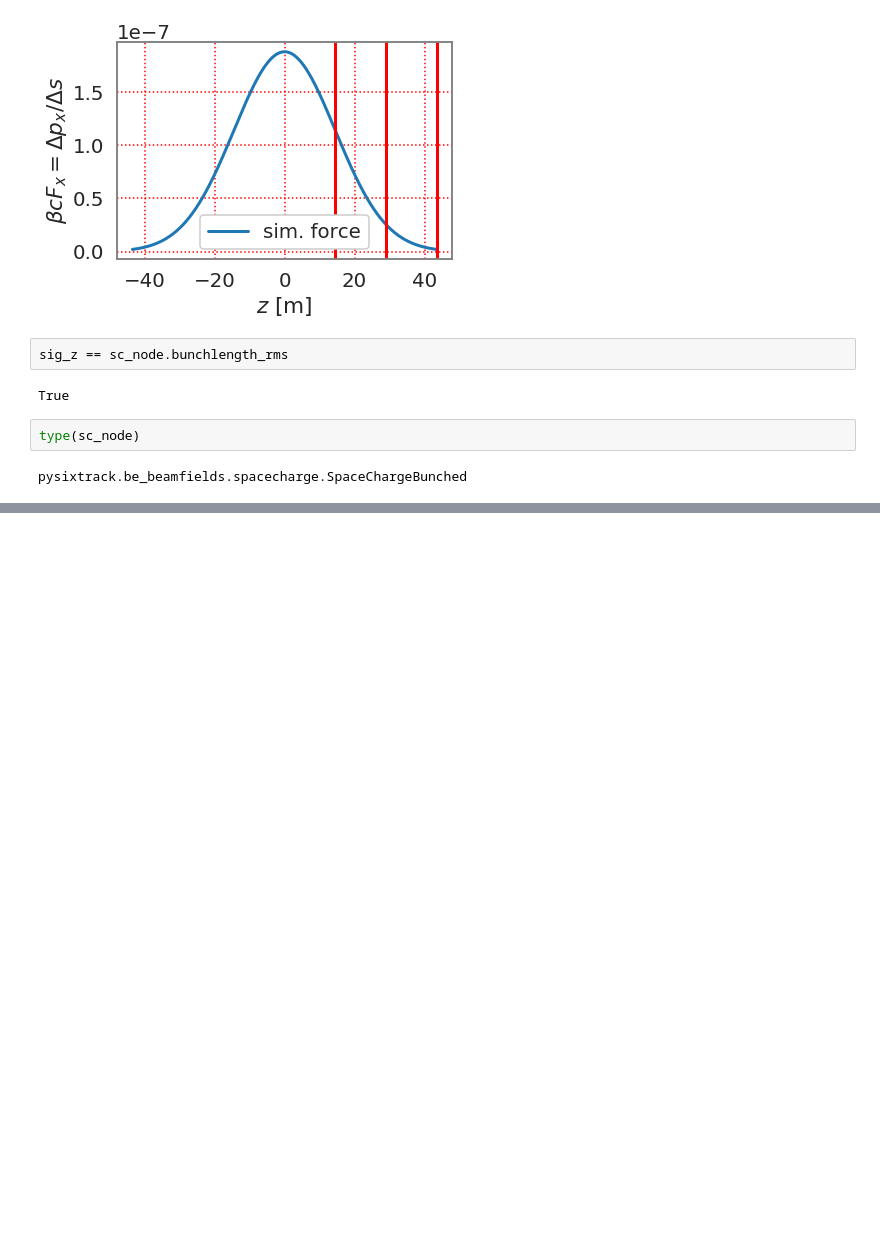
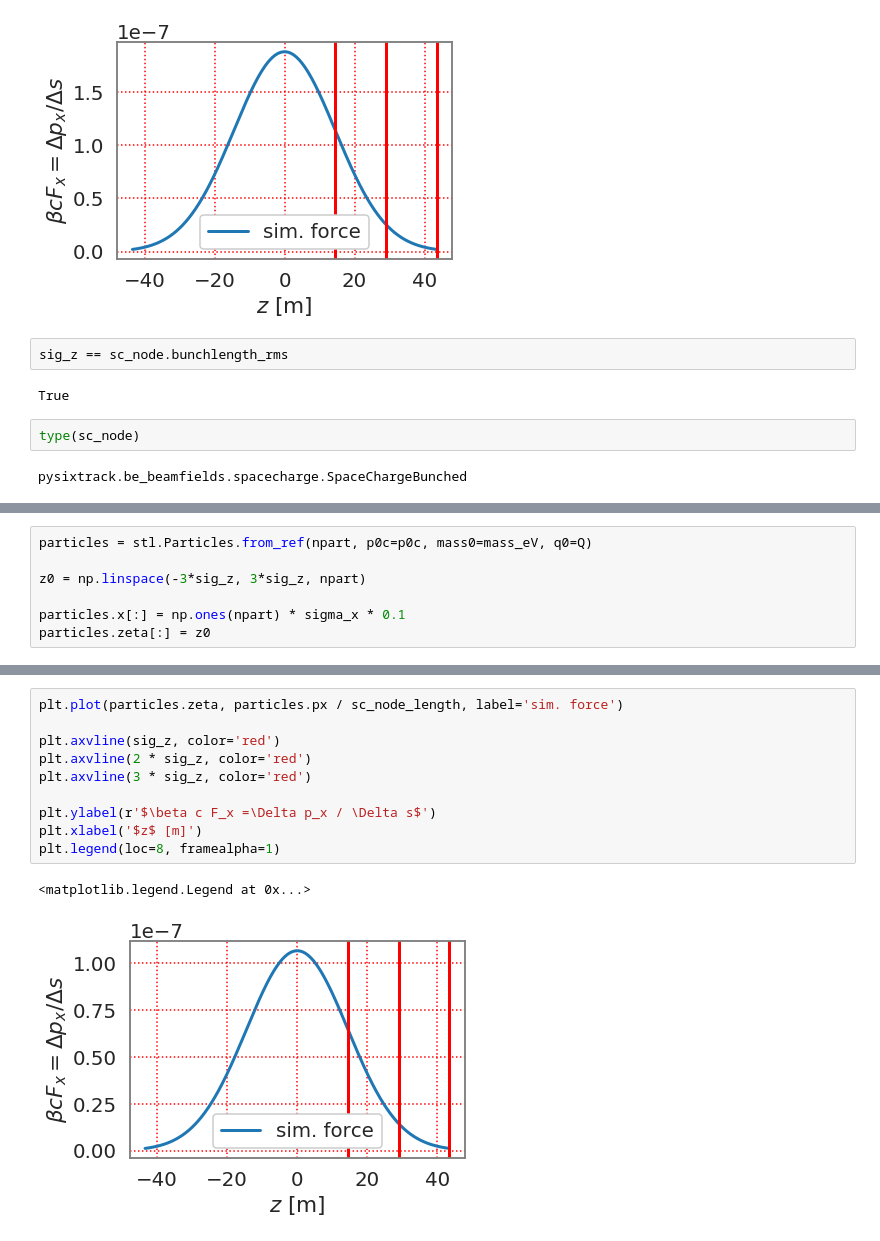
Before and after one commit to aoeftiger/sixtracklib_pyht_playground, a Jupyter notebook: sis100/2020-01-06--frozenSC-setup/Test_frozenSC.ipynb, the cells around one changed output, grey strips where cells are left out. Drawn from its saved outputs; the diff is of its cells as text; blank space fills up the shorter version.

```diff
--- a/sis100/2020-01-06--frozenSC-setup/Test_frozenSC.ipynb
+++ b/sis100/2020-01-06--frozenSC-setup/Test_frozenSC.ipynb
@@ -167,0 +260,7 @@ pysixtrack.be_beamfields.spacecharge.SpaceChargeBunched
+# %%
+particles = stl.Particles.from_ref(npart, p0c=p0c, mass0=mass_eV, q0=Q)
+
+z0 = np.linspace(-3*sig_z, 3*sig_z, npart)
+
+particles.x[:] = np.ones(npart) * sigma_x * 0.1
+particles.zeta[:] = z0
@@ -167,0 +278,13 @@ pysixtrack.be_beamfields.spacecharge.SpaceChargeBunched
+# %%
+plt.plot(particles.zeta, particles.px / sc_node_length, label='sim. force')
+
+plt.axvline(sig_z, color='red')
+plt.axvline(2 * sig_z, color='red')
+plt.axvline(3 * sig_z, color='red')
+
+plt.ylabel(r'$\beta c F_x =\Delta p_x / \Delta s$')
+plt.xlabel('$z$ [m]')
+plt.legend(loc=8, framealpha=1)
+# %% [output]
+<matplotlib.legend.Legend at 0x...>
+[figure, added]
```
Also changed, not shown: parts of 18 cells of this notebook.
